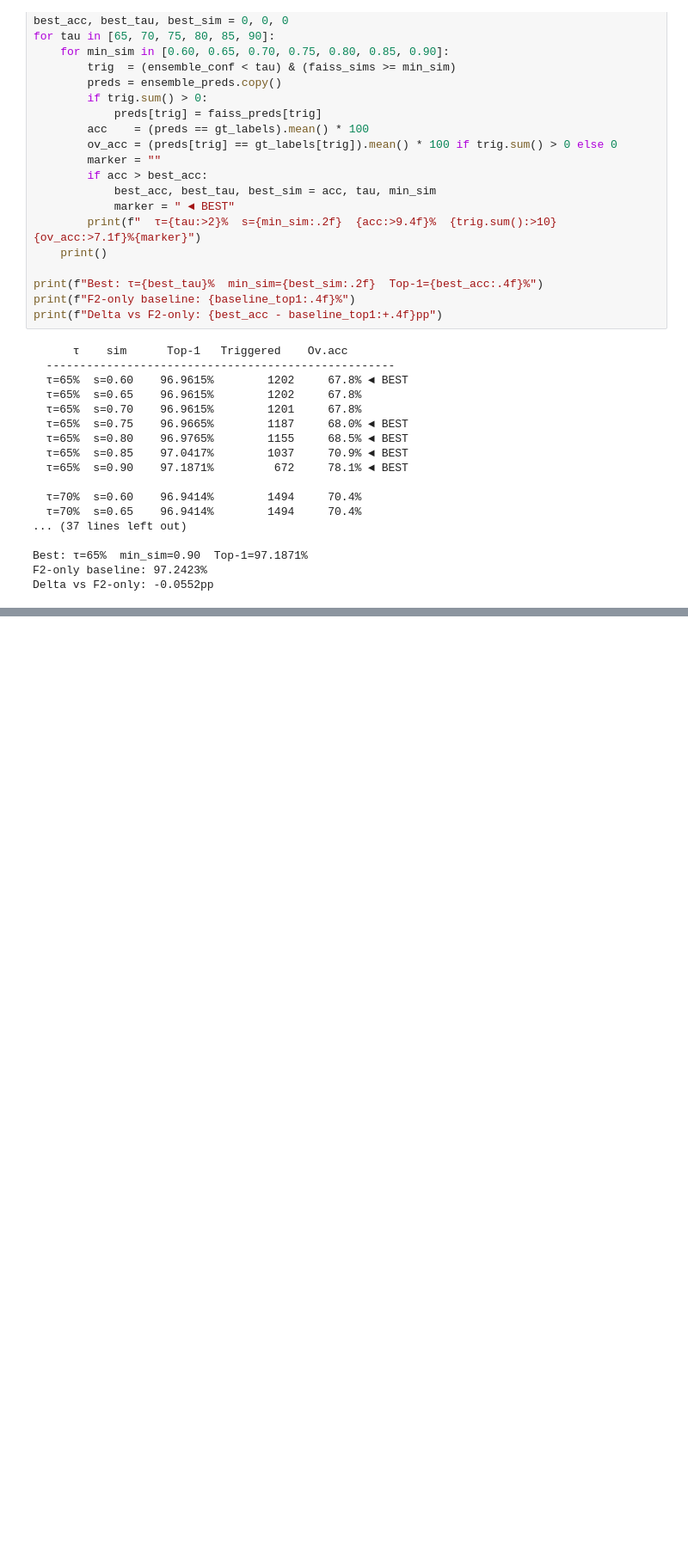
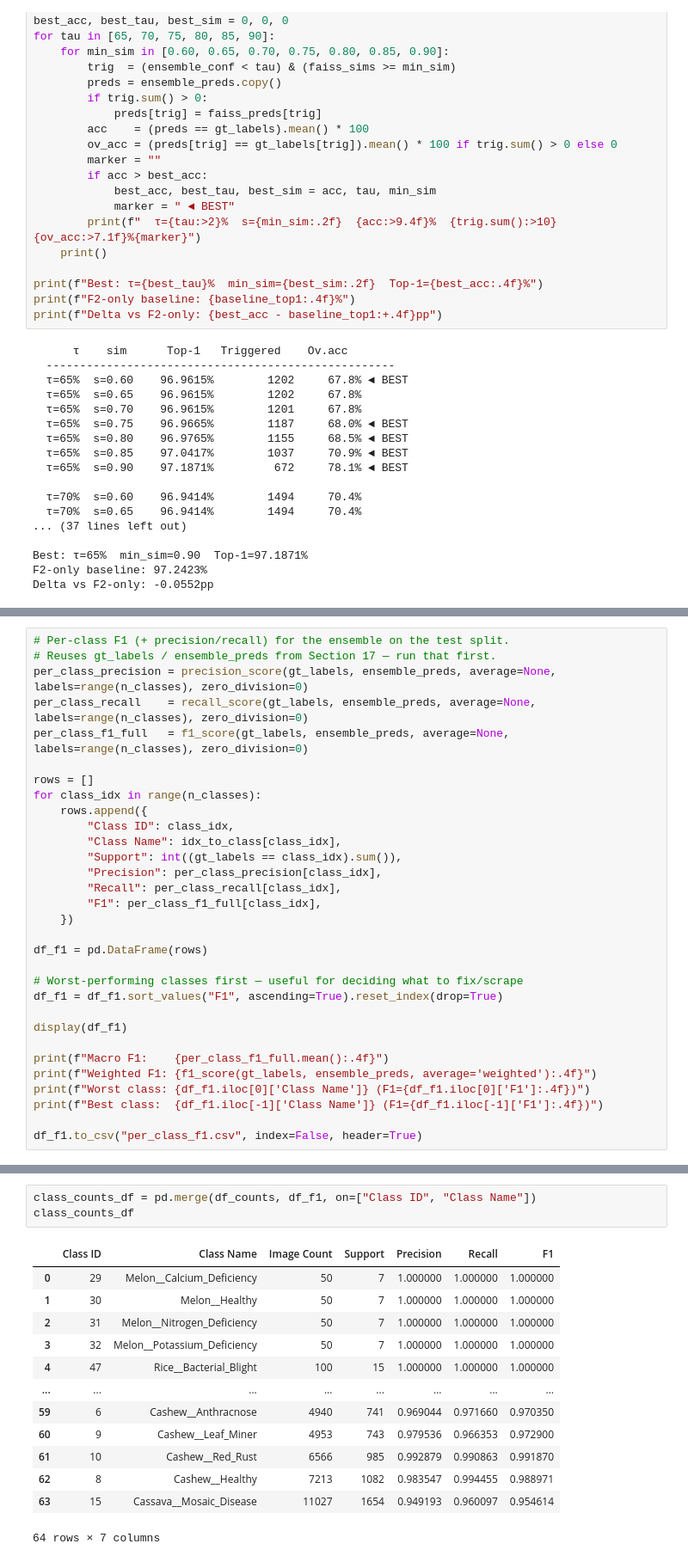
Before and after one commit to Vitthal-Jauhari/Crop-Query, a Jupyter notebook: notebooks/training/ensemble-f2-consistency-finetune.ipynb, the cells around one changed output, grey strips where cells are left out. Shown at 86% size. Saved outputs shown, nothing was run; the diff lists cells and outputs as text; blank space fills up the shorter version.

```diff
--- a/notebooks/training/ensemble-f2-consistency-finetune.ipynb
+++ b/notebooks/training/ensemble-f2-consistency-finetune.ipynb
@@ -1176,0 +1160,31 @@ plt.show()
+# %%
+# Per-class F1 (+ precision/recall) for the ensemble on the test split.
+# Reuses gt_labels / ensemble_preds from Section 17 — run that first.
+per_class_precision = precision_score(gt_labels, ensemble_preds, average=None, labels=range(n_classes), zero_division=0)
+per_class_recall    = recall_score(gt_labels, ensemble_preds, average=None, labels=range(n_classes), zero_division=0)
+per_class_f1_full   = f1_score(gt_labels, ensemble_preds, average=None, labels=range(n_classes), zero_division=0)
+
+rows = []
+for class_idx in range(n_classes):
+    rows.append({
+        "Class ID": class_idx,
+        "Class Name": idx_to_class[class_idx],
+        "Support": int((gt_labels == class_idx).sum()),
+        "Precision": per_class_precision[class_idx],
+        "Recall": per_class_recall[class_idx],
+        "F1": per_class_f1_full[class_idx],
+    })
+
+df_f1 = pd.DataFrame(rows)
+
+# Worst-performing classes first — useful for deciding what to fix/scrape
+df_f1 = df_f1.sort_values("F1", ascending=True).reset_index(drop=True)
+
+display(df_f1)
+
+print(f"Macro F1:    {per_class_f1_full.mean():.4f}")
+print(f"Weighted F1: {f1_score(gt_labels, ensemble_preds, average='weighted'):.4f}")
+print(f"Worst class: {df_f1.iloc[0]['Class Name']} (F1={df_f1.iloc[0]['F1']:.4f})")
+print(f"Best class:  {df_f1.iloc[-1]['Class Name']} (F1={df_f1.iloc[-1]['F1']:.4f})")
+
+df_f1.to_csv("per_class_f1.csv", index=False, header=True)
@@ -1176,0 +1209,17 @@ plt.show()
+# %%
+class_counts_df = pd.merge(df_counts, df_f1, on=["Class ID", "Class Name"])
+class_counts_df
+# %% [output]
+|  | Class ID | Class Name | Image Count | Support | Precision | Recall | F1 |
+| 0 | 29 | Melon__Calcium_Deficiency | 50 | 7 | 1.000000 | 1.000000 | 1.000000 |
+| 1 | 30 | Melon__Healthy | 50 | 7 | 1.000000 | 1.000000 | 1.000000 |
+| 2 | 31 | Melon__Nitrogen_Deficiency | 50 | 7 | 1.000000 | 1.000000 | 1.000000 |
+| 3 | 32 | Melon__Potassium_Deficiency | 50 | 7 | 1.000000 | 1.000000 | 1.000000 |
+| 4 | 47 | Rice__Bacterial_Blight | 100 | 15 | 1.000000 | 1.000000 | 1.000000 |
+| ... | ... | ... | ... | ... | ... | ... | ... |
+| 59 | 6 | Cashew__Anthracnose | 4940 | 741 | 0.969044 | 0.971660 | 0.970350 |
+| 60 | 9 | Cashew__Leaf_Miner | 4953 | 743 | 0.979536 | 0.966353 | 0.972900 |
+| 61 | 10 | Cashew__Red_Rust | 6566 | 985 | 0.992879 | 0.990863 | 0.991870 |
+| 62 | 8 | Cashew__Healthy | 7213 | 1082 | 0.983547 | 0.994455 | 0.988971 |
+| 63 | 15 | Cassava__Mosaic_Disease | 11027 | 1654 | 0.949193 | 0.960097 | 0.954614 |
+64 rows × 7 columns
```
Also changed, not shown: parts of 40 cells of this notebook.
